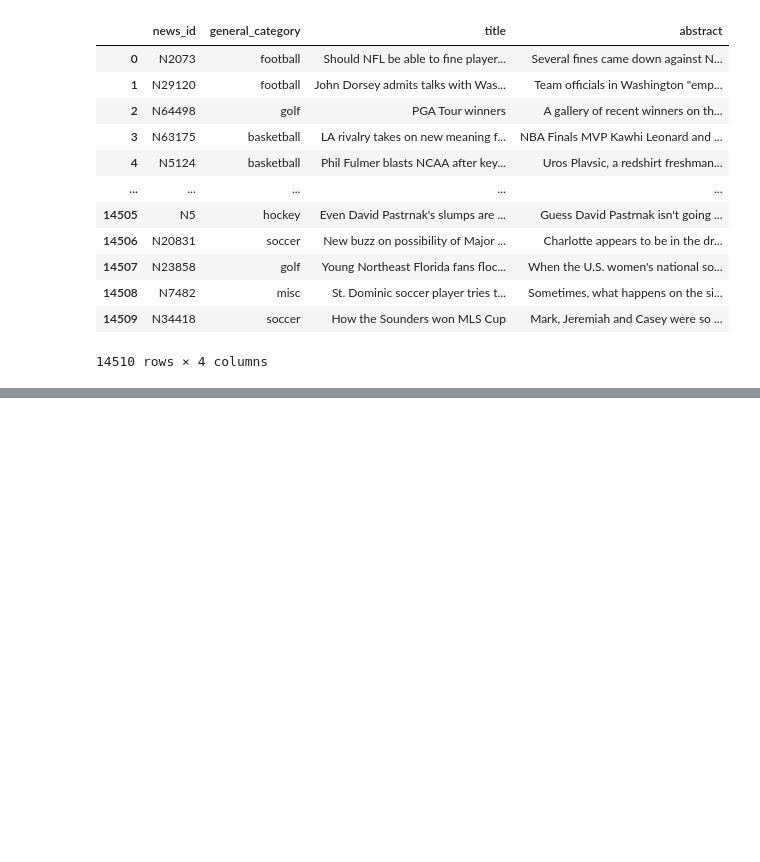
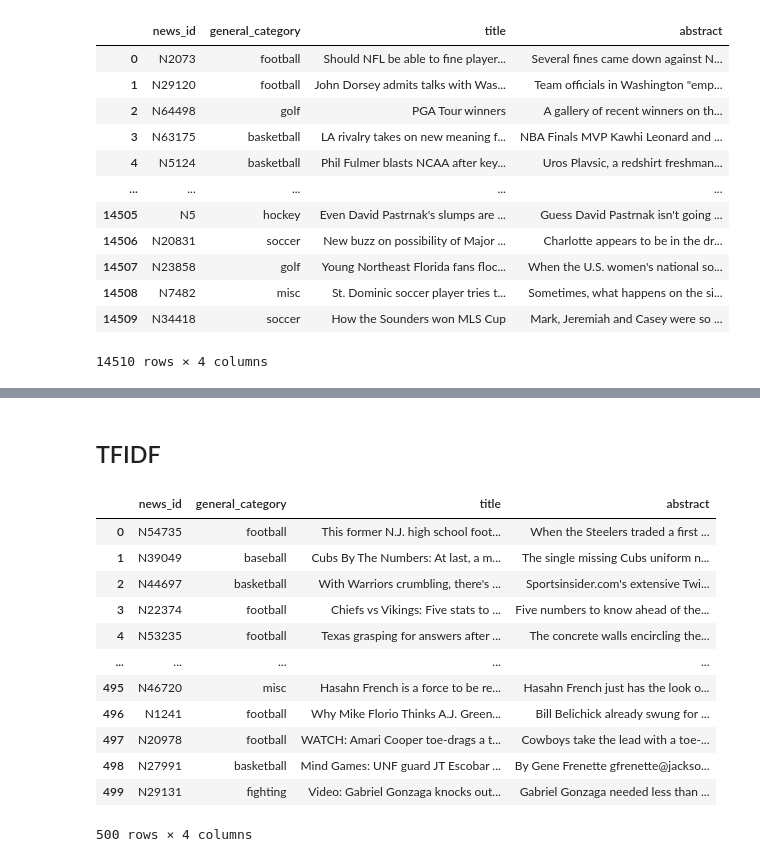
Before and after one commit to tordbm/master-user-study-backend, a Jupyter notebook: process_mind.ipynb, the cells around one changed output, grey strips where cells are left out. Cells and saved outputs as stored; diff of their text form; code cells hidden in the pictures; blank space fills up the shorter version.

```diff
--- a/process_mind.ipynb
+++ b/process_mind.ipynb
@@ -120,4 +153,27 @@ df_small = df_small.reset_index()
 df_small.to_csv("small_sports_articles.csv")
+# %% [markdown]
+## TFIDF
+# %%
+import pandas as pd
+
+df_small = pd.read_csv("small_sports_articles.csv")
+
+df_small = df_small.drop(columns=["Unnamed: 0"])
+df_small
+# %% [output]
+|  | news_id | general_category | title | abstract |
+| 0 | N54735 | football | This former N.J. high school foot... | When the Steelers traded a first ... |
+| 1 | N39049 | baseball | Cubs By The Numbers: At last, a m... | The single missing Cubs uniform n... |
+| 2 | N44697 | basketball | With Warriors crumbling, there's ... | Sportsinsider.com's extensive Twi... |
+| 3 | N22374 | football | Chiefs vs Vikings: Five stats to ... | Five numbers to know ahead of the... |
+| 4 | N53235 | football | Texas grasping for answers after ... | The concrete walls encircling the... |
+| ... | ... | ... | ... | ... |
+| 495 | N46720 | misc | Hasahn French is a force to be re... | Hasahn French just has the look o... |
+| 496 | N1241 | football | Why Mike Florio Thinks A.J. Green... | Bill Belichick already swung for ... |
+| 497 | N20978 | football | WATCH: Amari Cooper toe-drags a t... | Cowboys take the lead with a toe-... |
+| 498 | N27991 | basketball | Mind Games: UNF guard JT Escobar ... | By Gene Frenette gfrenette@jackso... |
+| 499 | N29131 | fighting | Video: Gabriel Gonzaga knocks out... | Gabriel Gonzaga needed less than ... |
+500 rows × 4 columns
 # %%
 import pandas as pd
 
```
Also changed, not shown: parts of 15 cells of this notebook, 5 other files.
